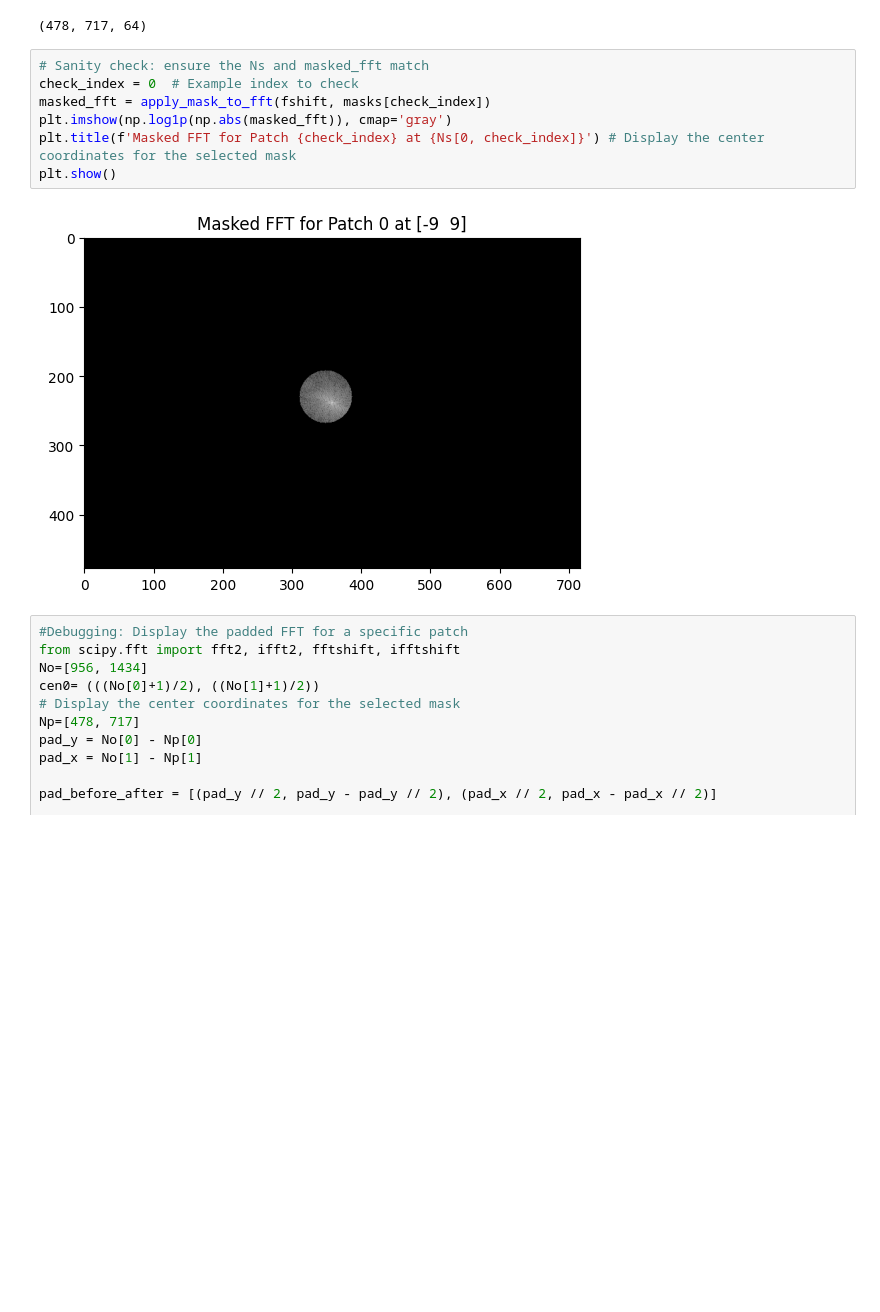
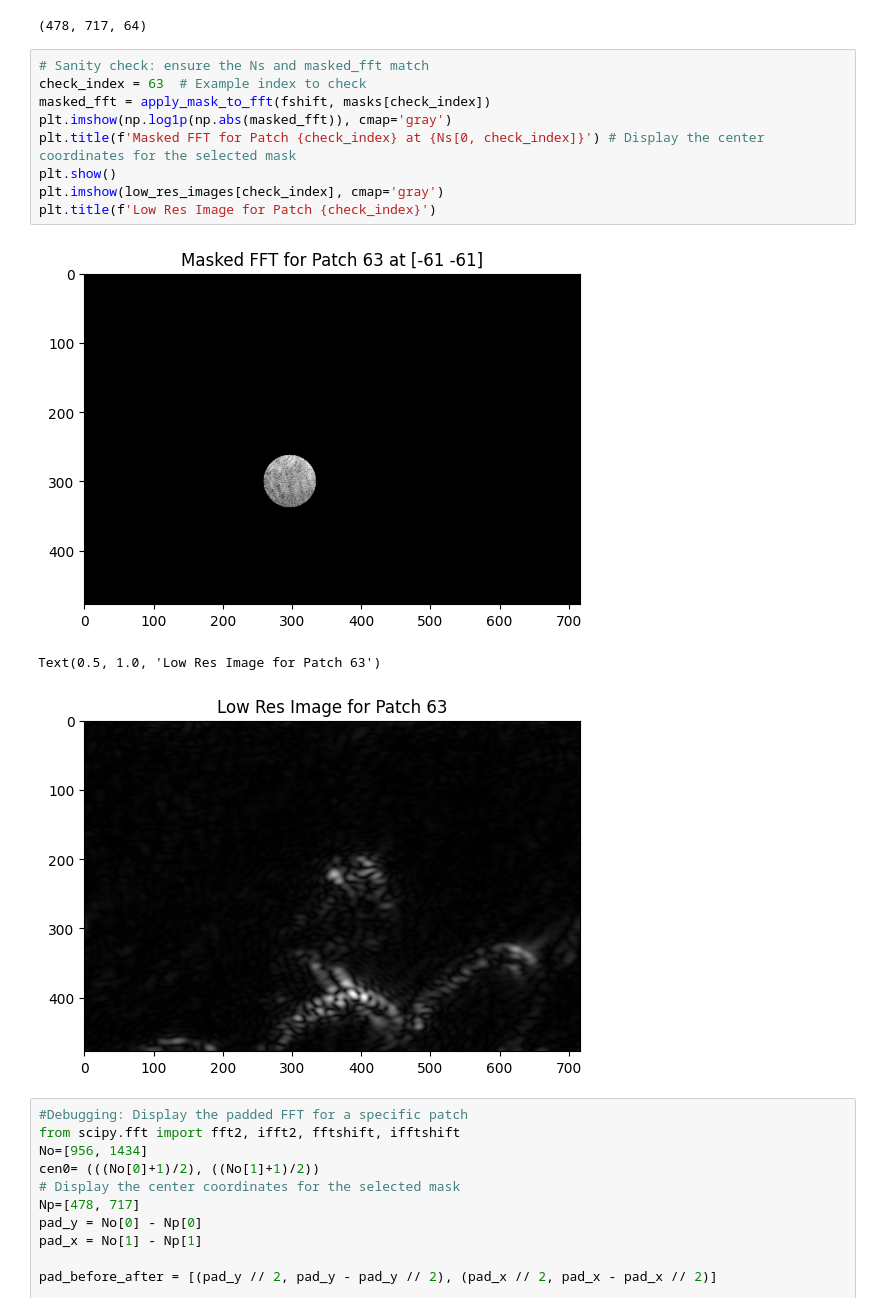
Before and after one commit to irenesmayo03/IMIP-Project, a Jupyter notebook: FP_Yen/Ptychography Simulated Captured Images Generator 02.06.ipynb, the cells around one changed output. Cells and saved outputs as stored; diff of their text form; blank space fills up the shorter version.

```diff
--- a/FP_Yen/Ptychography Simulated Captured Images Generator 02.06.ipynb
+++ b/FP_Yen/Ptychography Simulated Captured Images Generator 02.06.ipynb
@@ -195,13 +195,17 @@ stacked_images.shape
 (478, 717, 64)
 # %%
 # Sanity check: ensure the Ns and masked_fft match
-check_index = 0  # Example index to check
+check_index = 63  # Example index to check
 masked_fft = apply_mask_to_fft(fshift, masks[check_index])
 plt.imshow(np.log1p(np.abs(masked_fft)), cmap='gray')
 plt.title(f'Masked FFT for Patch {check_index} at {Ns[0, check_index]}') # Display the center coordinates for the selected mask
 plt.show()
+plt.imshow(low_res_images[check_index], cmap='gray')
+plt.title(f'Low Res Image for Patch {check_index}')
 # %% [output]
-[figure, old version]
+[figure, new version]
+Text(0.5, 1.0, 'Low Res Image for Patch 63')
+[figure, added]
 # %%
 #Debugging: Display the padded FFT for a specific patch
 from scipy.fft import fft2, ifft2, fftshift, ifftshift
```
Also changed, not shown: parts of 3 cells of this notebook, 2 other files.
